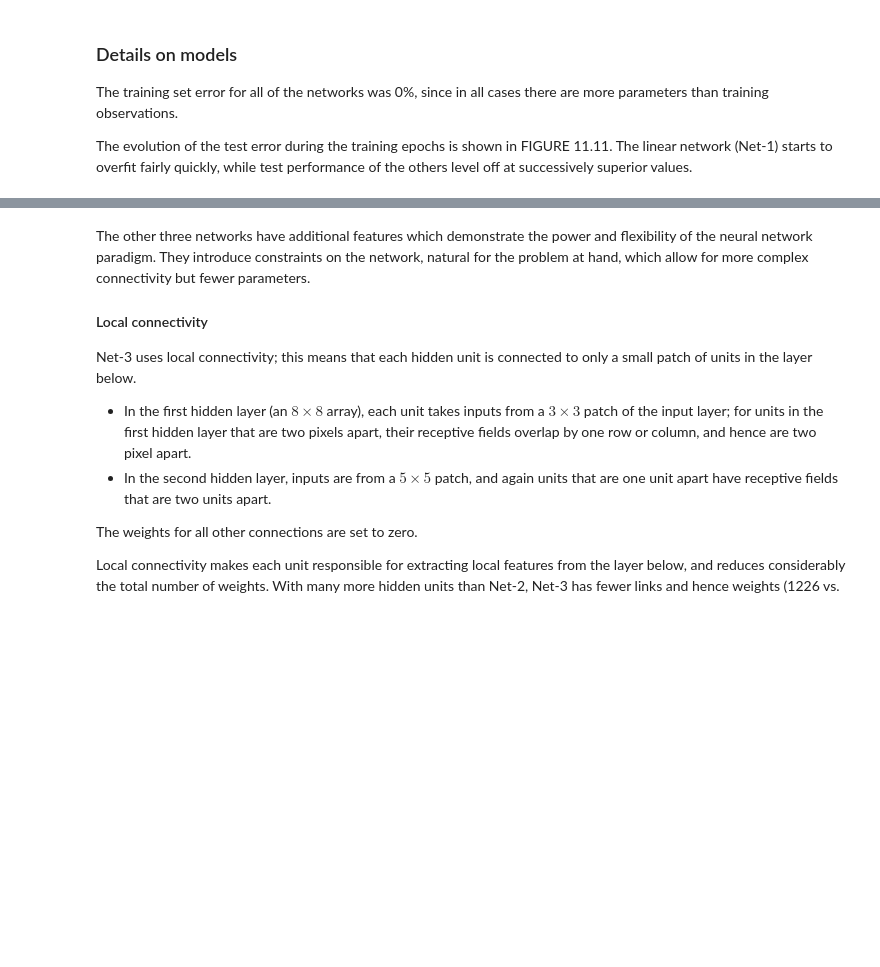
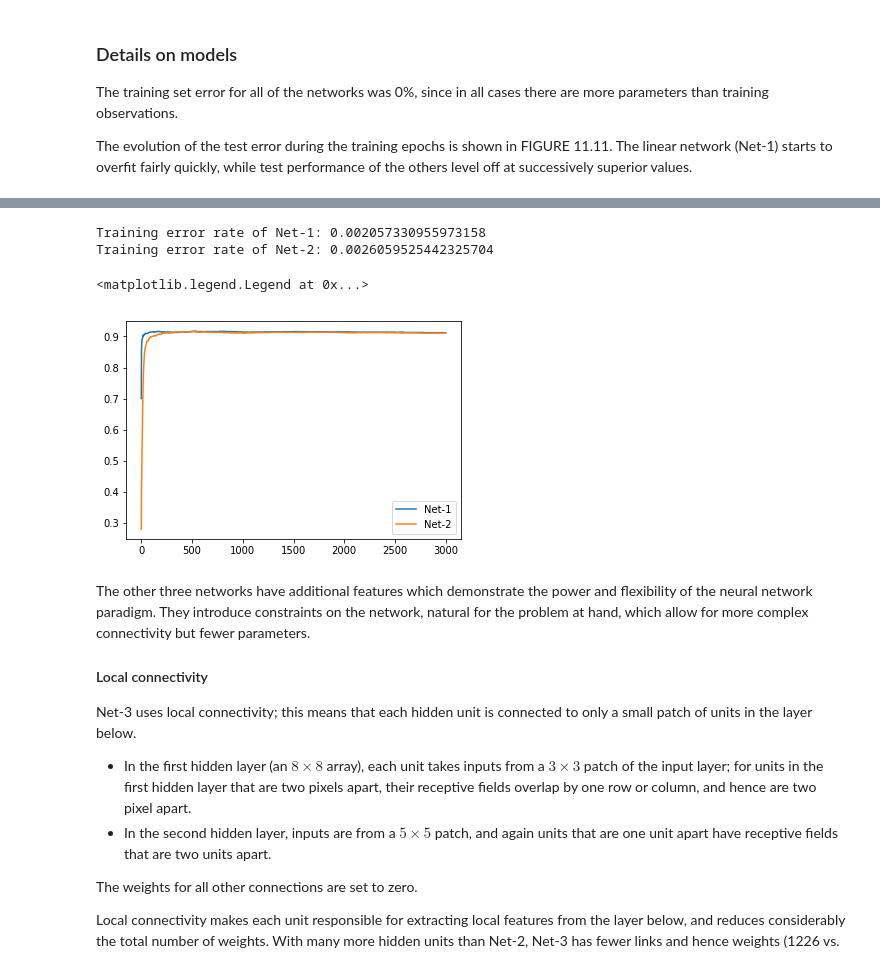
Before and after one commit to dgkim5360/the-elements-of-statistical-learning-notebooks, a Jupyter notebook: chapter11-neural-networks/section07-example-zip-code-data.ipynb, the cells around one changed output, grey strips where cells are left out. Cells and saved outputs as stored; diff of their text form; code cells hidden in the pictures; blank space fills up the shorter version.

Commit message:
Fix code for Section 11.7
I need to learn the basic of PyTorch.

```diff
--- a/chapter11-neural-networks/section07-example-zip-code-data.ipynb
+++ b/chapter11-neural-networks/section07-example-zip-code-data.ipynb
@@ -93,3 +125,53 @@ I will try later ...
+# %%
+errs1_test = []
+for epoch in range(epochs):
+    y1pred = net1(varx)
+    loss1 = lossf1(y1pred, vary)
+    optimizer1.zero_grad()
+    loss1.backward()
+    optimizer1.step()
+
+    # Test for every epoch
+    _, test_y1pred = torch.max(net1(varx_test), 1)
+    errs1_test.append((vary_test.data == test_y1pred.data).sum()/size_test)
+# %%
+# Net-2
+net2 = torch.nn.Sequential(
+    torch.nn.Linear(p, m2, bias=True),
+    torch.nn.Sigmoid(),
+    torch.nn.Linear(m2, k, bias=True),
+)
+lossf2 = torch.nn.CrossEntropyLoss()
+optimizer2 = torch.optim.SGD(net2.parameters(), lr=learning_rate,)
+# %%
+errs2_test = []
+for epoch in range(epochs):
+    y2pred = net2(varx)
+    loss2 = lossf2(y2pred, vary)
+    optimizer2.zero_grad()
+    loss2.backward()
+    optimizer2.step()
+
+    # Test for every epoch
+    _, test_y2pred = torch.max(net2(varx_test), 1)
+    errs2_test.append((vary_test.data == test_y2pred.data).sum()/size_test)
+# %%
+# Check training fit
+_, train_y1pred = torch.max(y1pred, 1)
+_, train_y2pred = torch.max(y2pred, 1)
+print(f'Training error rate of Net-1: {1-sum(train_y1pred.data == vary.data)/n}')
+print(f'Training error rate of Net-2: {1-sum(train_y2pred.data == vary.data)/n}')
+
+fig100 = plt.figure(100)
+ax100 = fig100.add_subplot(1, 1, 1)
+ax100.plot(errs1_test, label='Net-1')
+ax100.plot(errs2_test, label='Net-2')
+ax100.legend()
+# %% [output]
+Training error rate of Net-1: 0.002057330955973158
+Training error rate of Net-2: 0.0026059525442325704
+<matplotlib.legend.Legend at 0x...>
+[figure, added]
 # %% [markdown]
 The other three networks have additional features which demonstrate the power and flexibility of the neural network paradigm. They introduce constraints on the network, natural for the problem at hand, which allow for more complex connectivity but fewer parameters.
 
```
Also changed, not shown: parts of 7 cells of this notebook, 1 other file.
